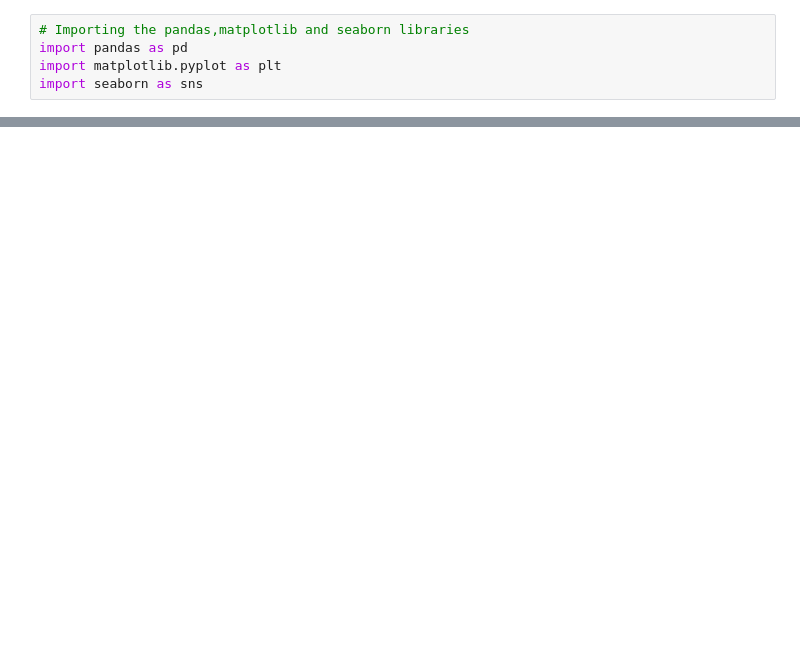
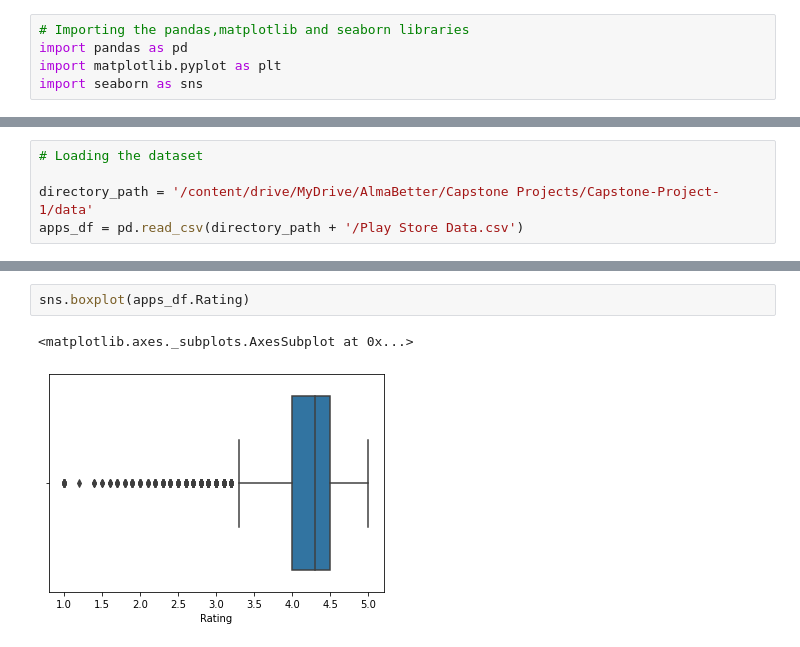
Before and after one commit to ganathetechie/AlmaBetter-Capstone-Project-1, a Jupyter notebook: Play_Store_App_Review_Analysis_Capstone_Project.ipynb, the cells around one changed output, grey strips where cells are left out. Drawn from its saved outputs; the diff is of its cells as text; blank space fills up the shorter version.

```diff
--- a/Play_Store_App_Review_Analysis_Capstone_Project.ipynb
+++ b/Play_Store_App_Review_Analysis_Capstone_Project.ipynb
@@ -45,0 +67,5 @@ import seaborn as sns
+# %%
+# Loading the dataset
+
+directory_path = '/content/drive/MyDrive/AlmaBetter/Capstone Projects/Capstone-Project-1/data'
+apps_df = pd.read_csv(directory_path + '/Play Store Data.csv')
@@ -45,0 +149,5 @@ import seaborn as sns
+# %%
+sns.boxplot(apps_df.Rating)
+# %% [output]
+<matplotlib.axes._subplots.AxesSubplot at 0x...>
+[figure, added]
```
Also changed, not shown: parts of 14 cells of this notebook.
